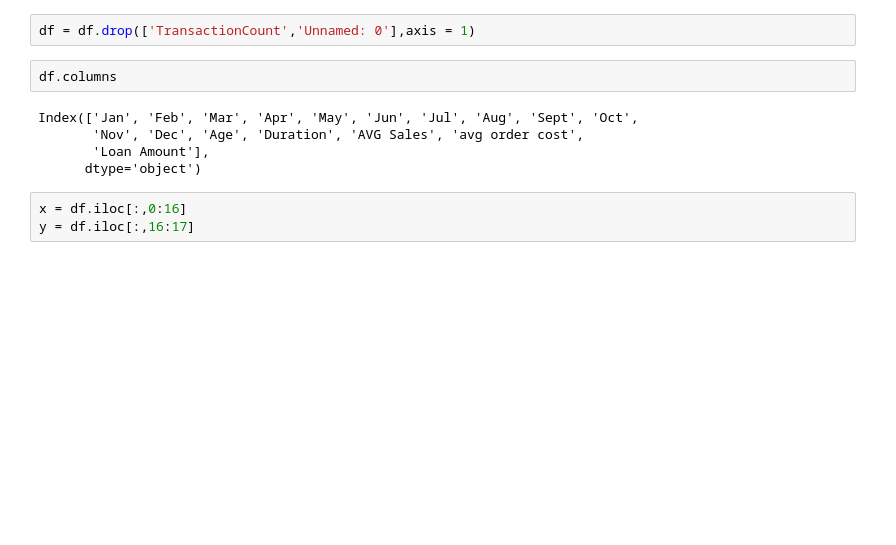
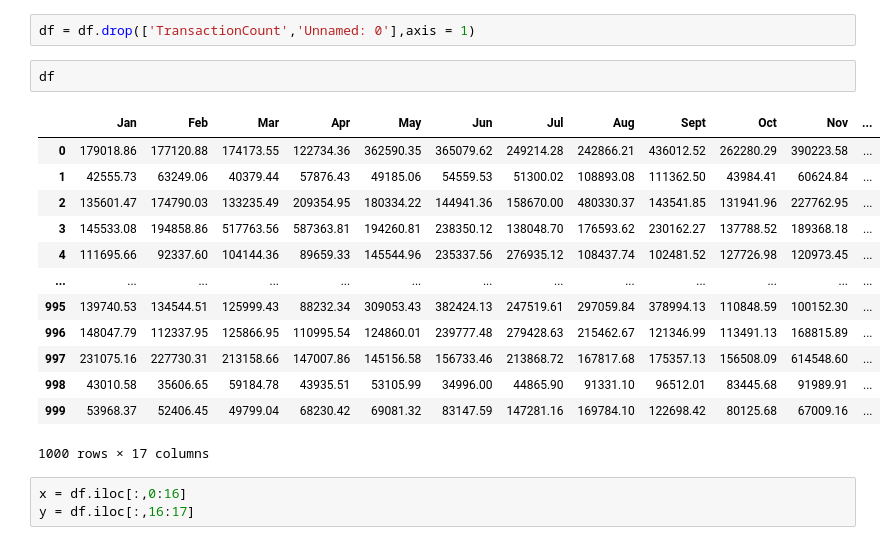
Before and after one commit to bodheprathamesh/BE-Project---1, a Jupyter notebook: modeltesting/svr.ipynb, the cells around one changed output. Cells and saved outputs as stored; diff of their text form; blank space fills up the shorter version.

```diff
--- a/modeltesting/svr.ipynb
+++ b/modeltesting/svr.ipynb
@@ -41,12 +41,21 @@ df
 # %%
 df = df.drop(['TransactionCount','Unnamed: 0'],axis = 1)
 # %%
-df.columns
+df
 # %% [output]
+|  | Jan | Feb | Mar | Apr | May | Jun | Jul | Aug | Sept | Oct | Nov | ... |
+| 0 | 179018.86 | 177120.88 | 174173.55 | 122734.36 | 362590.35 | 365079.62 | 249214.28 | 242866.21 | 436012.52 | 262280.29 | 390223.58 | ... |
+| 1 | 42555.73 | 63249.06 | 40379.44 | 57876.43 | 49185.06 | 54559.53 | 51300.02 | 108893.08 | 111362.50 | 43984.41 | 60624.84 | ... |
+| 2 | 135601.47 | 174790.03 | 133235.49 | 209354.95 | 180334.22 | 144941.36 | 158670.00 | 480330.37 | 143541.85 | 131941.96 | 227762.95 | ... |
+| 3 | 145533.08 | 194858.86 | 517763.56 | 587363.81 | 194260.81 | 238350.12 | 138048.70 | 176593.62 | 230162.27 | 137788.52 | 189368.18 | ... |
+| 4 | 111695.66 | 92337.60 | 104144.36 | 89659.33 | 145544.96 | 235337.56 | 276935.12 | 108437.74 | 102481.52 | 127726.98 | 120973.45 | ... |
+| ... | ... | ... | ... | ... | ... | ... | ... | ... | ... | ... | ... | ... |
+| 995 | 139740.53 | 134544.51 | 125999.43 | 88232.34 | 309053.43 | 382424.13 | 247519.61 | 297059.84 | 378994.13 | 110848.59 | 100152.30 | ... |
+| 996 | 148047.79 | 112337.95 | 125866.95 | 110995.54 | 124860.01 | 239777.48 | 279428.63 | 215462.67 | 121346.99 | 113491.13 | 168815.89 | ... |
+| 997 | 231075.16 | 227730.31 | 213158.66 | 147007.86 | 145156.58 | 156733.46 | 213868.72 | 167817.68 | 175357.13 | 156508.09 | 614548.60 | ... |
+| 998 | 43010.58 | 35606.65 | 59184.78 | 43935.51 | 53105.99 | 34996.00 | 44865.90 | 91331.10 | 96512.01 | 83445.68 | 91989.91 | ... |
+| 999 | 53968.37 | 52406.45 | 49799.04 | 68230.42 | 69081.32 | 83147.59 | 147281.16 | 169784.10 | 122698.42 | 80125.68 | 67009.16 | ... |
-Index(['Jan', 'Feb', 'Mar', 'Apr', 'May', 'Jun', 'Jul', 'Aug', 'Sept', 'Oct',
-       'Nov', 'Dec', 'Age', 'Duration', 'AVG Sales', 'avg order cost',
-       'Loan Amount'],
-      dtype='object')
+1000 rows × 17 columns
 # %%
 x = df.iloc[:,0:16]
 y = df.iloc[:,16:17]
```
Also changed, not shown: 16 other files.
